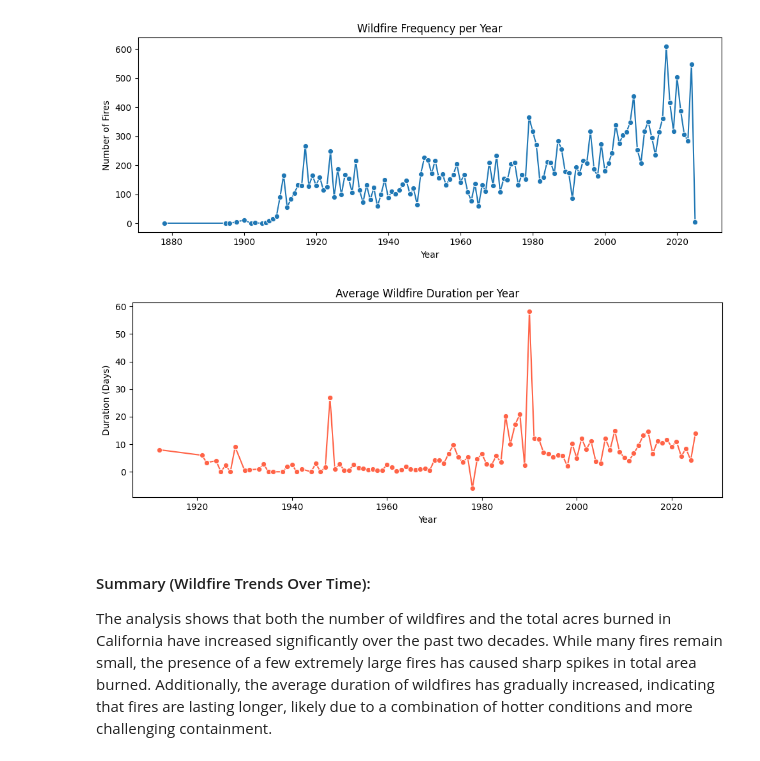
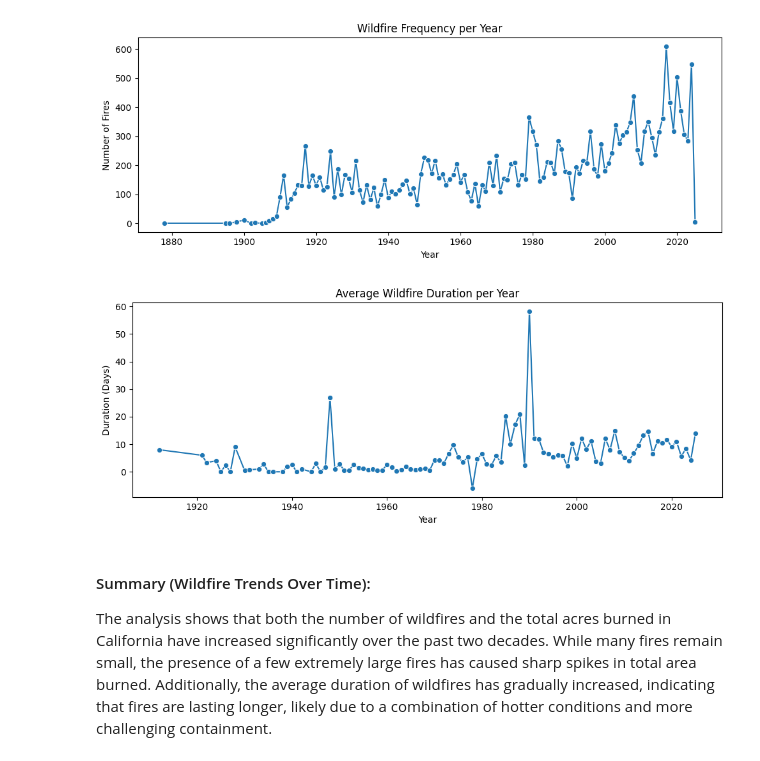
Before and after one commit to anushe-k1234/CAWildFireProject, a Jupyter notebook: 02_eda_visuals.ipynb, the cells around one changed output. Saved outputs shown, nothing was run; the diff lists cells and outputs as text; code cells hidden in the pictures.

```diff
--- a/02_eda_visuals.ipynb
+++ b/02_eda_visuals.ipynb
@@ -55,23 +55,23 @@ plt.show()
 # %%
 # Ensure date columns are datetime
 df2["alarm_date"] = pd.to_datetime(df2["alarm_date"])
 df2["containment_date"] = pd.to_datetime(df2["containment_date"])
 
 # Calculate duration
 df2["duration_days"] = (df2["containment_date"] - df2["alarm_date"]).dt.days
 
 # Average duration by year
 duration_by_year = df2.groupby("year")["duration_days"].mean().reset_index()
 
 plt.figure(figsize=(10, 4))
-sns.lineplot(data=duration_by_year, x="year", y="duration_days", marker="o", color="tomato")
+sns.lineplot(data=duration_by_year, x="year", y="duration_days", marker="o")
 plt.title("Average Wildfire Duration per Year")
 plt.xlabel("Year")
 plt.ylabel("Duration (Days)")
 plt.tight_layout()
 plt.show()
 # %% [output]
-[figure, old version]
+[figure, new version]
 # %% [markdown]
 #### Summary (Wildfire Trends Over Time):
 The analysis shows that both the number of wildfires and the total acres burned in California have increased significantly over the past two decades. While many fires remain small, the presence of a few extremely large fires has caused sharp spikes in total area burned. Additionally, the average duration of wildfires has gradually increased, indicating that fires are lasting longer, likely due to a combination of hotter conditions and more challenging containment.
```
Also changed, not shown: parts of 13 cells of this notebook, 2 other files.
